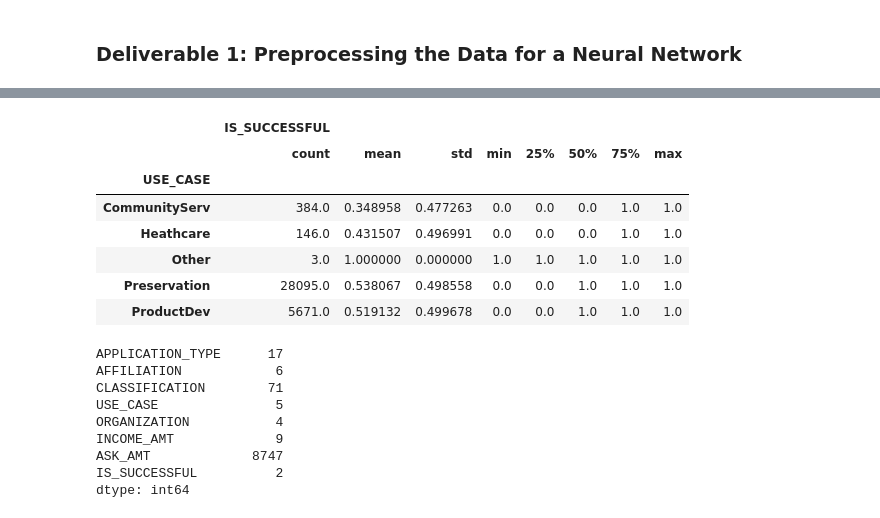
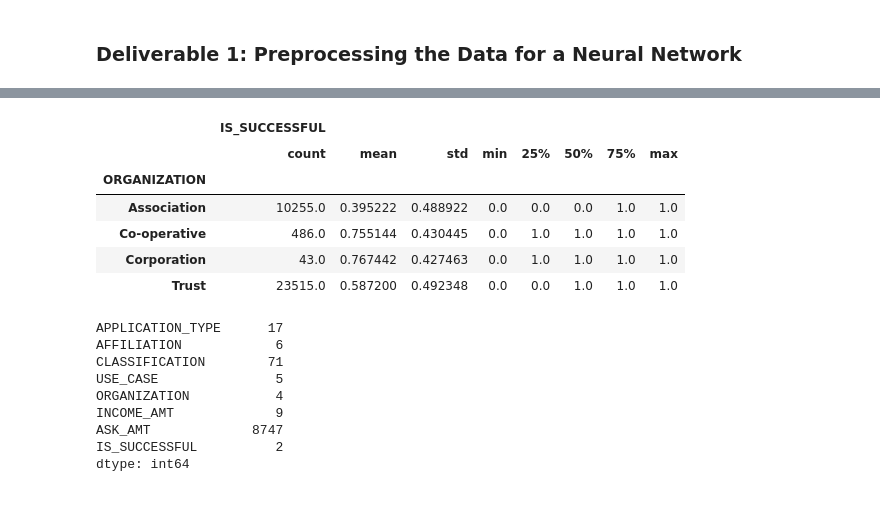
Before and after one commit to gacuchac/Neural_Network_Charity_Analysis, a Jupyter notebook: AlphabetSoupCharity_Optimzation.ipynb, the cells around one changed output, grey strips where cells are left out. Saved outputs shown, nothing was run; the diff lists cells and outputs as text; code cells hidden in the pictures.

```diff
--- a/AlphabetSoupCharity_Optimzation.ipynb
+++ b/AlphabetSoupCharity_Optimzation.ipynb
@@ -31,16 +31,15 @@ application_df.head()
 | 3 | T3 | CompanySponsored | C2000 | Preservation | Trust | 10000-24999 | 6692 | ... |
 | 4 | T3 | Independent | C1000 | Heathcare | Trust | 100000-499999 | 142590 | ... |
 # %%
-application_df[["USE_CASE","IS_SUCCESSFUL"]].groupby("USE_CASE").describe()
+application_df[["ORGANIZATION","IS_SUCCESSFUL"]].groupby("ORGANIZATION").describe()
 # %% [output]
 |  | IS_SUCCESSFUL |  |  |  |  |  |  |  |
 |  | count | mean | std | min | 25% | 50% | 75% | max |
-| USE_CASE |  |  |  |  |  |  |  |  |
-| CommunityServ | 384.0 | 0.348958 | 0.477263 | 0.0 | 0.0 | 0.0 | 1.0 | 1.0 |
-| Heathcare | 146.0 | 0.431507 | 0.496991 | 0.0 | 0.0 | 0.0 | 1.0 | 1.0 |
-| Other | 3.0 | 1.000000 | 0.000000 | 1.0 | 1.0 | 1.0 | 1.0 | 1.0 |
-| Preservation | 28095.0 | 0.538067 | 0.498558 | 0.0 | 0.0 | 1.0 | 1.0 | 1.0 |
-| ProductDev | 5671.0 | 0.519132 | 0.499678 | 0.0 | 0.0 | 1.0 | 1.0 | 1.0 |
+| ORGANIZATION |  |  |  |  |  |  |  |  |
+| Association | 10255.0 | 0.395222 | 0.488922 | 0.0 | 0.0 | 0.0 | 1.0 | 1.0 |
+| Co-operative | 486.0 | 0.755144 | 0.430445 | 0.0 | 1.0 | 1.0 | 1.0 | 1.0 |
+| Corporation | 43.0 | 0.767442 | 0.427463 | 0.0 | 1.0 | 1.0 | 1.0 | 1.0 |
+| Trust | 23515.0 | 0.587200 | 0.492348 | 0.0 | 0.0 | 1.0 | 1.0 | 1.0 |
 # %%
 # Determine the number of unique values in each column.
 application_df.nunique()
```
Also changed, not shown: parts of 3 cells of this notebook.
